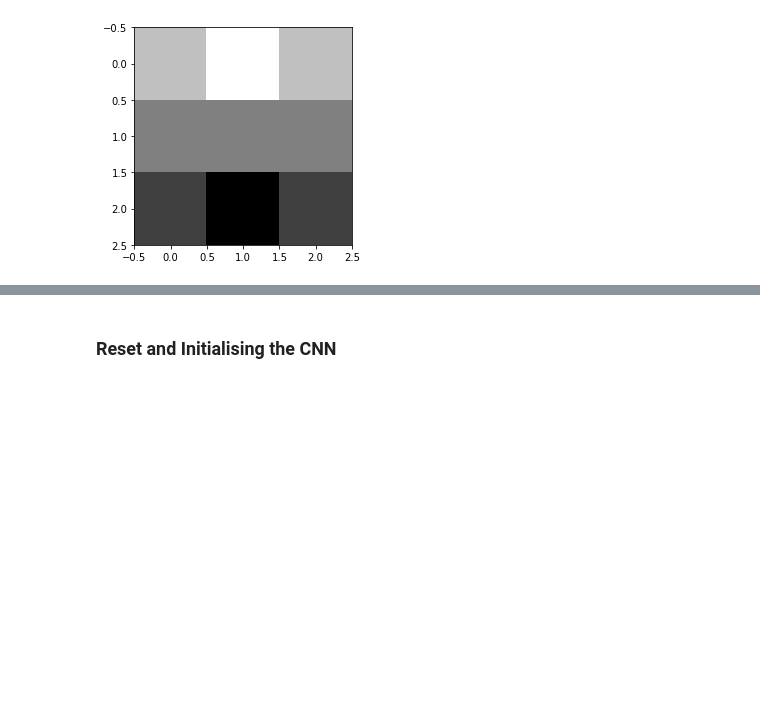
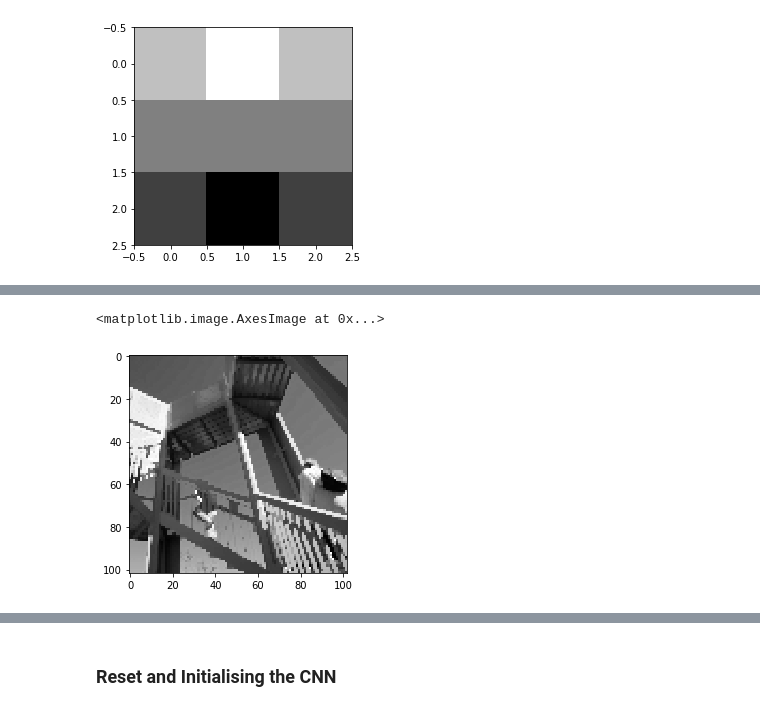
Before and after one commit to pdivakar/DNN, a Jupyter notebook: CNN.ipynb, the cells around one changed output, grey strips where cells are left out. Cells and saved outputs as stored; diff of their text form; code cells hidden in the pictures; blank space fills up the shorter version.

```diff
--- a/CNN.ipynb
+++ b/CNN.ipynb
@@ -87,0 +159,5 @@ X_test = X_test.astype('float32') / 255.0
+# %%
+plt.imshow(img_pred, cmap='gray')
+# %% [output]
+<matplotlib.image.AxesImage at 0x...>
+[figure, added]
```
Also changed, not shown: parts of 61 cells of this notebook.
